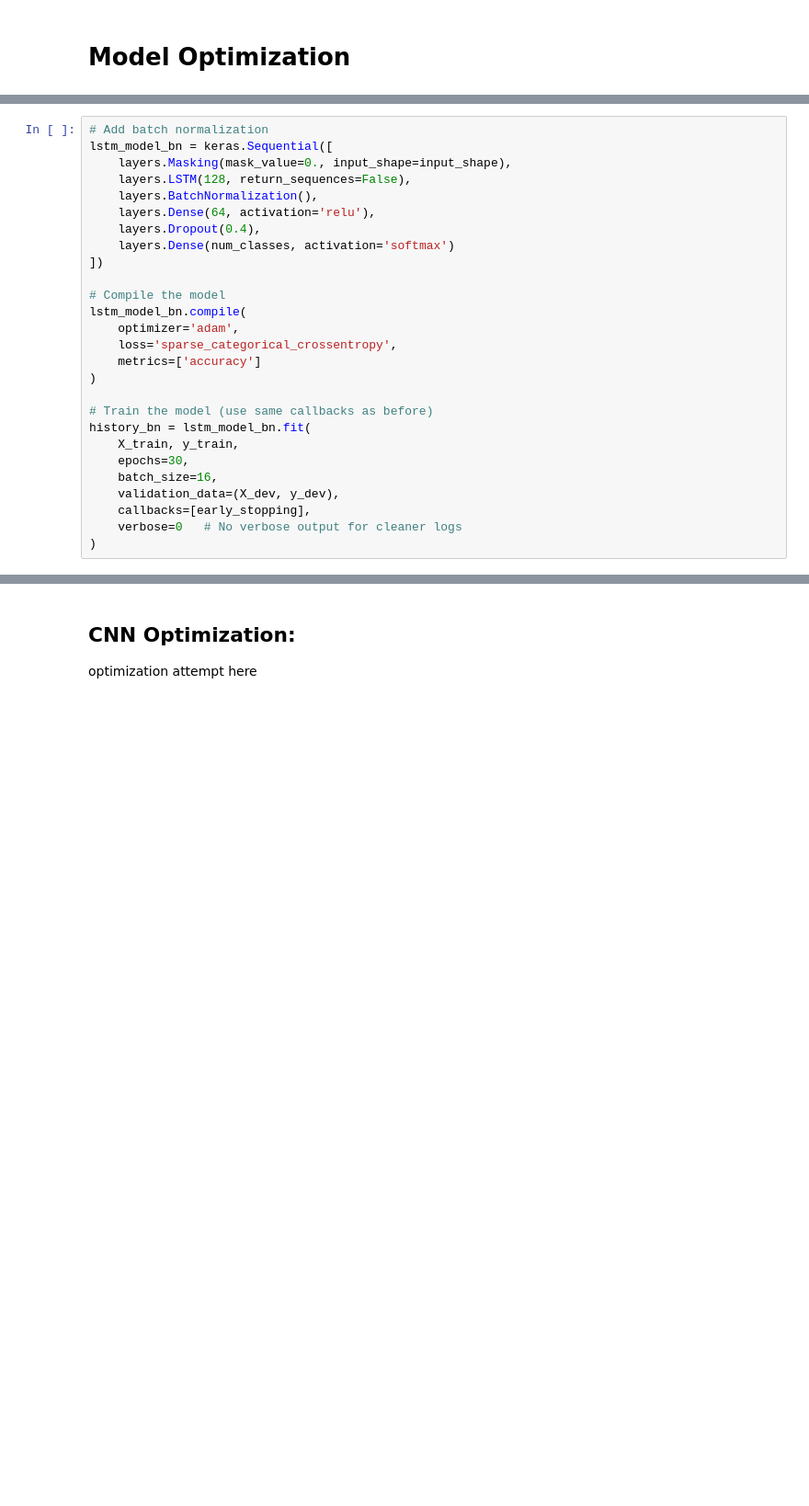
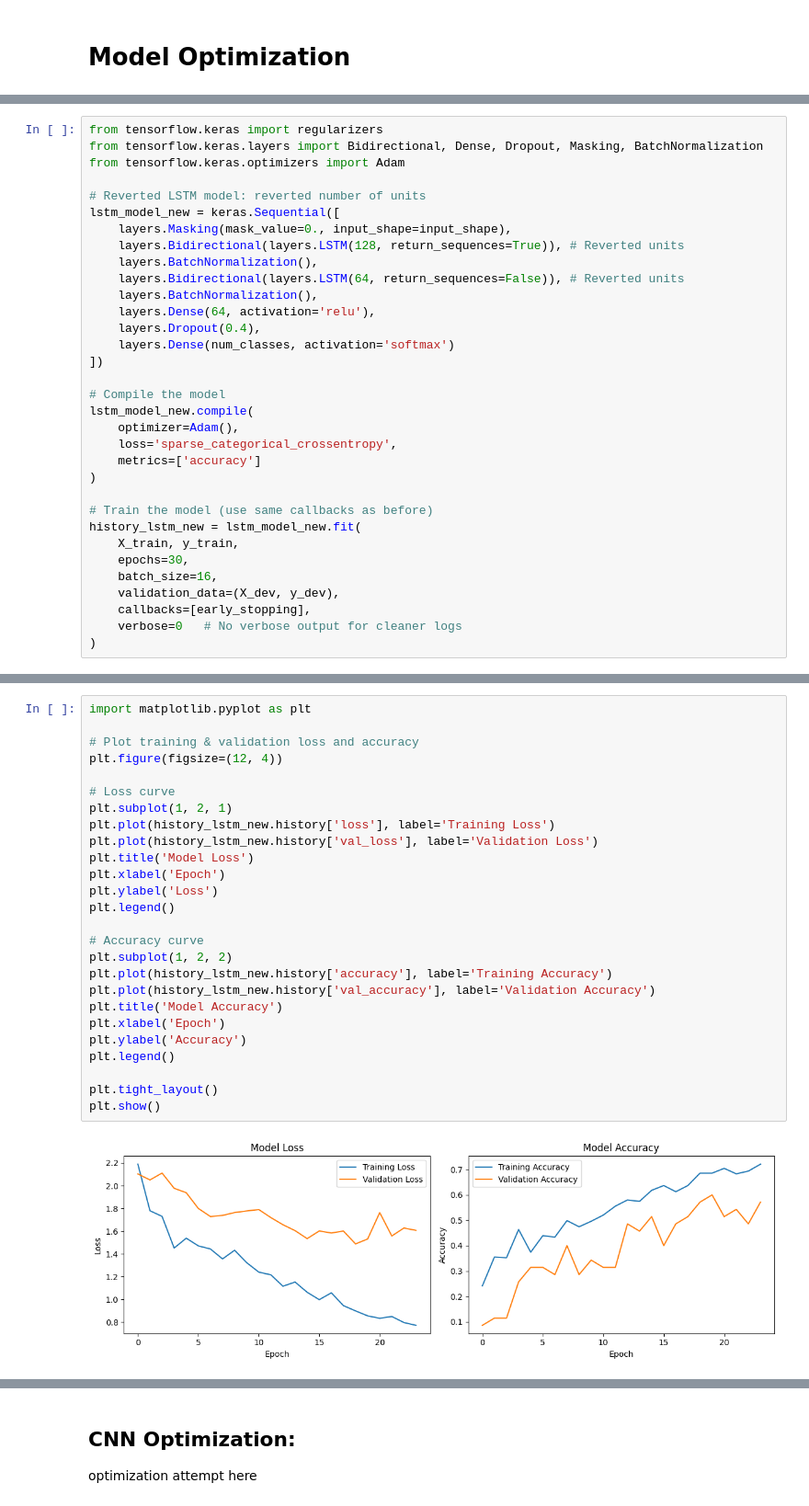
Before and after one commit to amarchini5339/AAI-511-group7, a Jupyter notebook: notebooks/Notebook-Team_7.ipynb, the cells around one changed output, grey strips where cells are left out. Shown at 92% size. Drawn from its saved outputs; the diff is of its cells as text; blank space fills up the shorter version.

```diff
--- a/notebooks/Notebook-Team_7.ipynb
+++ b/notebooks/Notebook-Team_7.ipynb
@@ -524,10 +546,16 @@ This section demonstrates a variant of the LSTM model that incorporates batch no
 
 - **Model Optimization:** This experiment explores architectural enhancements to improve model performance and training efficiency.
 # %%
-# Add batch normalization
-lstm_model_bn = keras.Sequential([
+from tensorflow.keras import regularizers
+from tensorflow.keras.layers import Bidirectional, Dense, Dropout, Masking, BatchNormalization
+from tensorflow.keras.optimizers import Adam
+
+# Reverted LSTM model: reverted number of units
+lstm_model_new = keras.Sequential([
     layers.Masking(mask_value=0., input_shape=input_shape),
-    layers.LSTM(128, return_sequences=False),
+    layers.Bidirectional(layers.LSTM(128, return_sequences=True)), # Reverted units
+    layers.BatchNormalization(),
+    layers.Bidirectional(layers.LSTM(64, return_sequences=False)), # Reverted units
     layers.BatchNormalization(),
     layers.Dense(64, activation='relu'),
     layers.Dropout(0.4),
@@ -535,14 +563,14 @@ lstm_model_bn = keras.Sequential([
 ])
 
 # Compile the model
-lstm_model_bn.compile(
-    optimizer='adam',
+lstm_model_new.compile(
+    optimizer=Adam(),
     loss='sparse_categorical_crossentropy',
     metrics=['accuracy']
 )
 
 # Train the model (use same callbacks as before)
-history_bn = lstm_model_bn.fit(
+history_lstm_new = lstm_model_new.fit(
     X_train, y_train,
     epochs=30,
     batch_size=16,
@@ -552,0 +588,28 @@ history_bn = lstm_model_bn.fit(
+# %%
+import matplotlib.pyplot as plt
+
+# Plot training & validation loss and accuracy
+plt.figure(figsize=(12, 4))
+
+# Loss curve
+plt.subplot(1, 2, 1)
+plt.plot(history_lstm_new.history['loss'], label='Training Loss')
+plt.plot(history_lstm_new.history['val_loss'], label='Validation Loss')
+plt.title('Model Loss')
+plt.xlabel('Epoch')
+plt.ylabel('Loss')
+plt.legend()
+
+# Accuracy curve
+plt.subplot(1, 2, 2)
+plt.plot(history_lstm_new.history['accuracy'], label='Training Accuracy')
+plt.plot(history_lstm_new.history['val_accuracy'], label='Validation Accuracy')
+plt.title('Model Accuracy')
+plt.xlabel('Epoch')
+plt.ylabel('Accuracy')
+plt.legend()
+
+plt.tight_layout()
+plt.show()
+# %% [output]
+[figure, added]
```
Also changed, not shown: parts of 17 cells of this notebook.
